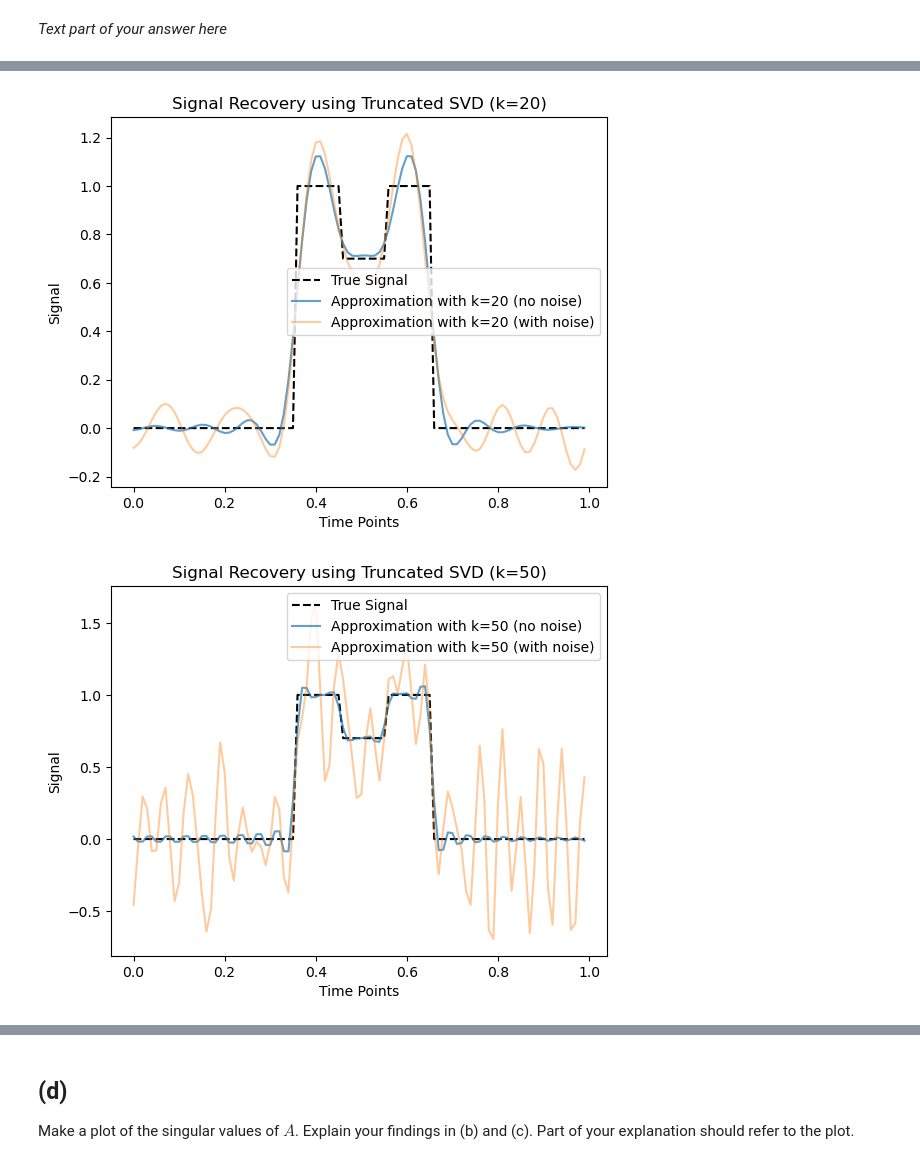
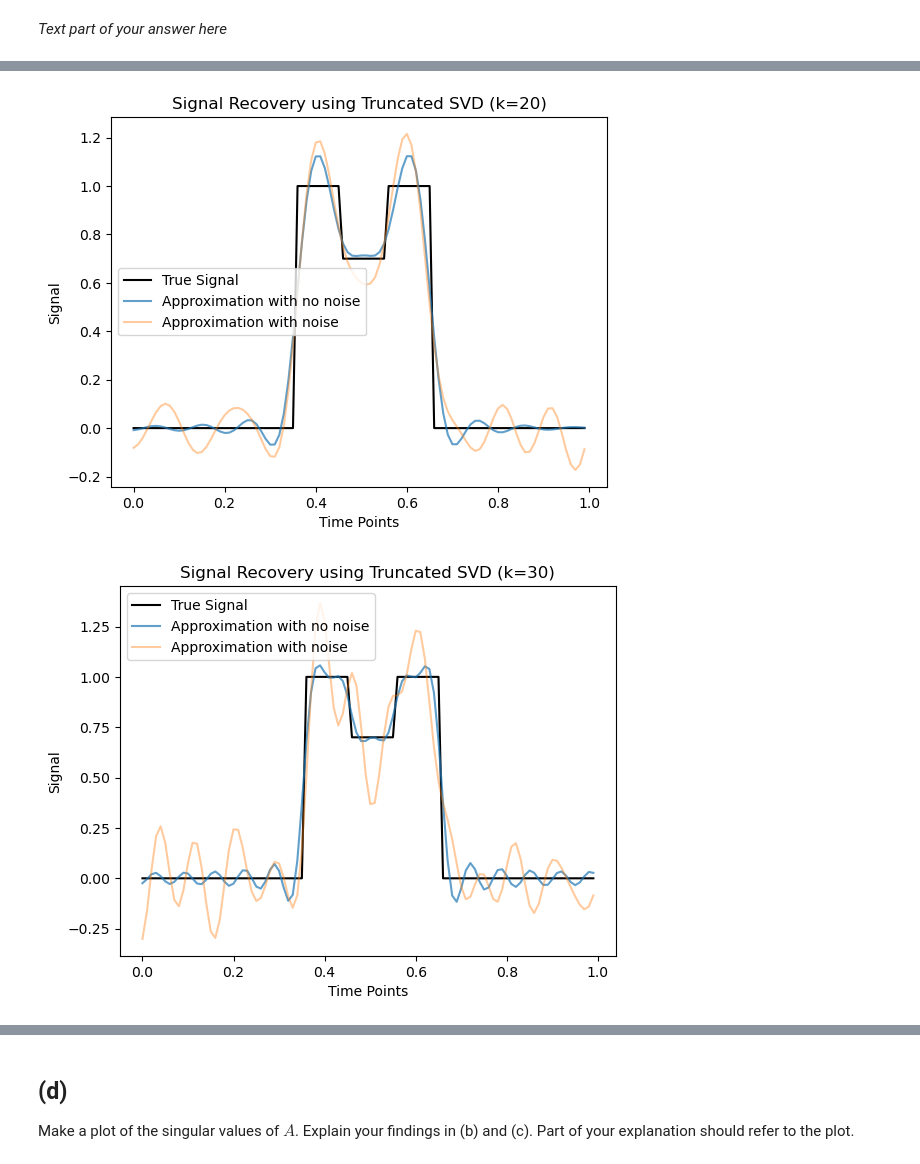
Before and after one commit to kshnva/numerical-algorithms, a Jupyter notebook: a2_new/hw2.ipynb, the cells around one changed output, grey strips where cells are left out. Cells and saved outputs as stored; diff of their text form; code cells hidden in the pictures.

```diff
--- a/a2_new/hw2.ipynb
+++ b/a2_new/hw2.ipynb
@@ -242,24 +242,31 @@ You may use library routines to compute the SVD.
 # %%
 # YOUR CODE HERE
 from numpy.linalg import svd
+
+def truncated(U, Sigma, V, k):
+    diagonal_elements=[]
+    for i, s in enumerate(Sigma):
+        if i < k:
+            diagonal_elements.append(1 / s)
+        else:
+            diagonal_elements.append(0)
+    Sigma_trunc_inv = np.diag(diagonal_elements)
+    trunc=V @ Sigma_trunc_inv @ U.T
+    return trunc
+
 U, Sigma, VT = svd(A)
 V = VT.T
+k_values=[5, 15, 20, 30, 50]
 
-# Function to compute truncated SVD pseudoinverse for a given k
-def truncated_svd_pseudoinverse(U, Sigma, V, k):
-    Sigma_trunc_inv = np.diag([1/s if i < k else 0 for i, s in enumerate(Sigma)])
-    return V @ Sigma_trunc_inv @ U.T
-
-# Try different values of k and plot the results
-for k in [5, 10, 20, 30, 50]:  # Adjust these k values as desired
-    B_k_plus = truncated_svd_pseudoinverse(U, Sigma, V, k)
+for k in k_values:
+    B_k_plus = truncated(U, Sigma, V, k)
     s_d0_approx = B_k_plus @ d_0
     s_depsilon_approx = B_k_plus @ d_epsilon
 
-    # Plot the reconstructed signals for each k
-    plt.plot(timepoints, s_true, label="True Signal", color="black", linestyle="--")
-    plt.plot(timepoints, s_d0_approx, alpha=0.7, label=f"Approximation with k={k} (no noise)")
-    plt.plot(timepoints, s_depsilon_approx, alpha=0.4, label=f"Approximation with k={k} (with noise)")
+    plt.plot(timepoints, s_true, label="True Signal", color="black", linestyle="-")
+
+    plt.plot(timepoints, s_d0_approx, alpha=0.7, label=f"Approximation with no noise")
+    plt.plot(timepoints, s_depsilon_approx, alpha=0.4, label=f"Approximation with noise")
     plt.xlabel('Time Points')
     plt.ylabel('Signal')
     plt.title(f'Signal Recovery using Truncated SVD (k={k})')
@@ -271,2 +278,2 @@ for k in [5, 10, 20, 30, 50]:  # Adjust these k values as desired
-[figure, old version]
+[figure, new version]
-[figure, old version]
+[figure, new version]
```
Also changed, not shown: parts of 1 cell of this notebook.
